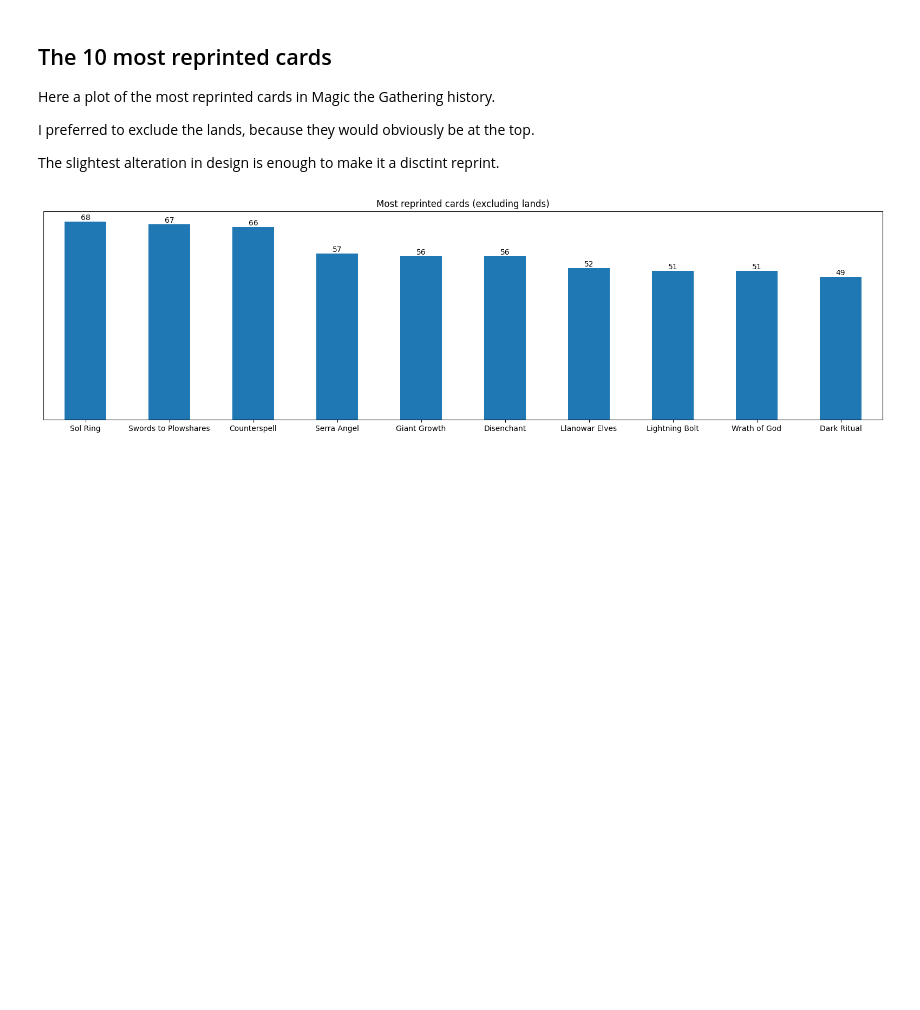
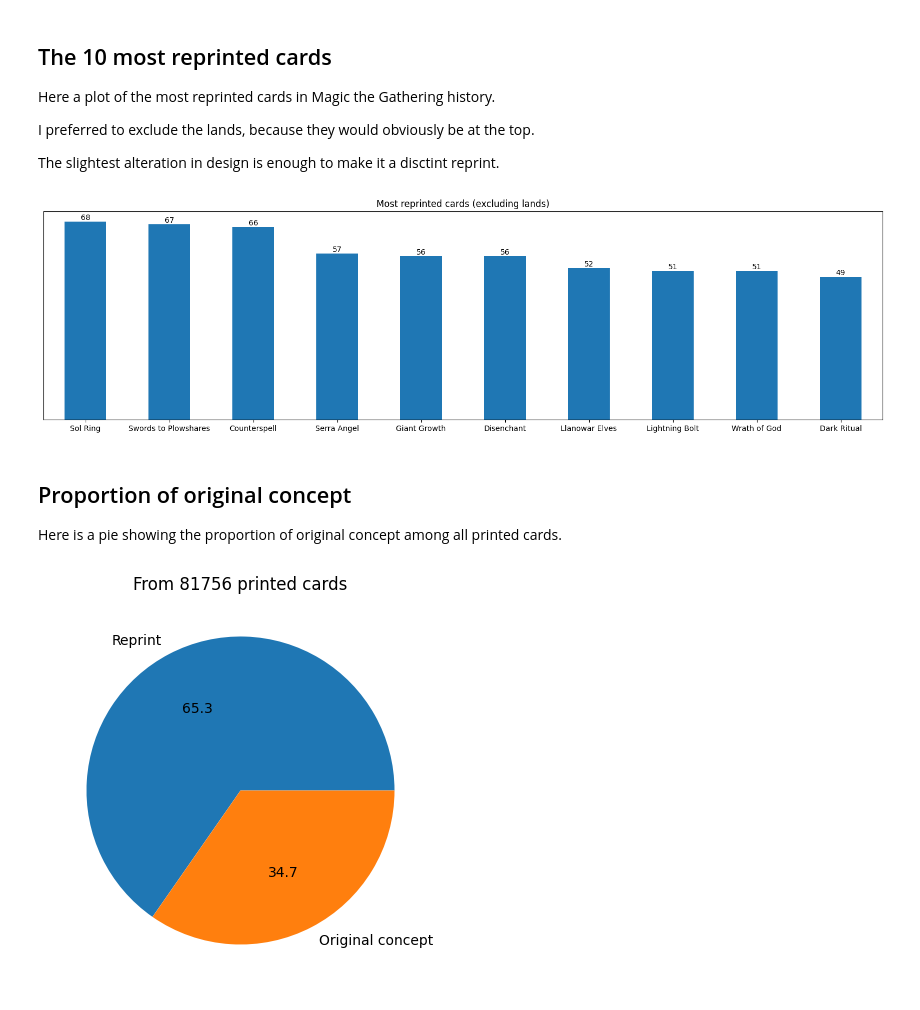
Before and after one commit to Undeadamien/mtg_analyst, a Jupyter notebook: mtg_analysis.ipynb, the cells around one changed output. Drawn from its saved outputs; the diff is of its cells as text; code cells hidden in the pictures; blank space fills up the shorter version.

```diff
--- a/mtg_analysis.ipynb
+++ b/mtg_analysis.ipynb
@@ -63,12 +38,0 @@ We can see two anomalies, both are joke cards not legal in most format:
-# %%
-df = pd.read_csv("./cards.csv", usecols=["name", "manaValue"])
-df = df.drop_duplicates().value_counts("manaValue").sort_index()
-
-plot = df.plot(kind="bar", rot=0)
-plot.bar_label(plot.containers[0])
-plot.tick_params("y", which="both", left=False, labelleft=False)
-plot.set_xlabel("Mana value")
-plot.set_title("")
-
-plt.rcParams['figure.figsize'] = [20, 5]
-plt.show()
@@ -96,3 +61,23 @@ plt.rcParams['figure.figsize'] = [20, 5]
 plt.show()
 # %% [output]
 [figure]
+# %% [markdown]
+## Proportion of original concept
+
+Here is a pie showing the proportion of original concept among all printed cards.
+# %%
+df = pd.read_csv("./cards.csv", usecols=["name", "isReprint"])
+
+
+df = df.drop_duplicates().dropna()
+total_cards = df.size
+df = df.value_counts("isReprint").rename({0: "Reprint", 1: "Original concept"})
+
+
+plot = df.plot(kind="pie", autopct="%.1f", title=f"From {total_cards} printed cards")
+plot.set_ylabel("")
+
+plt.rcParams['figure.figsize'] = [15, 5]
+plt.show()
+# %% [output]
+[figure, added]
```
Also changed, not shown: parts of 5 cells of this notebook.
